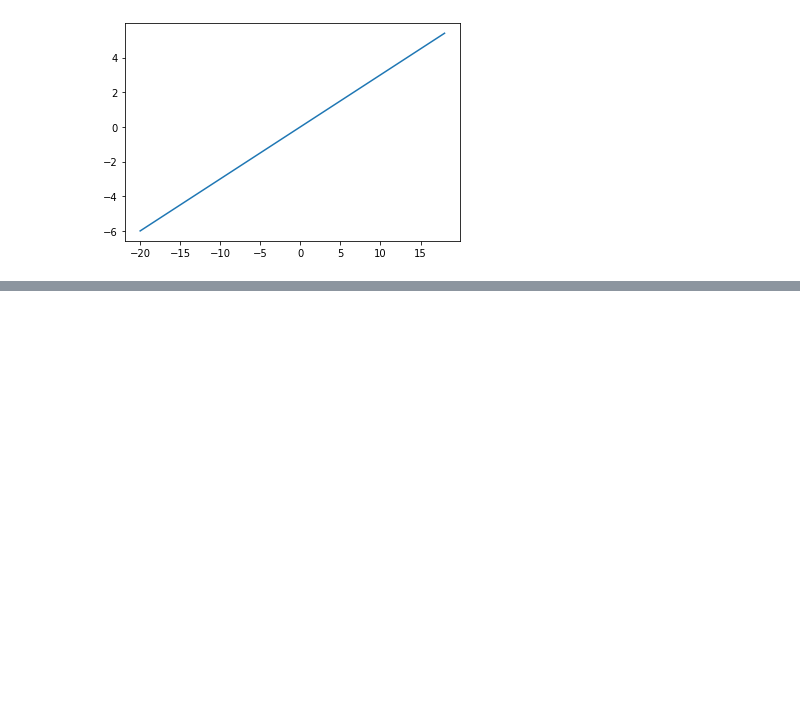
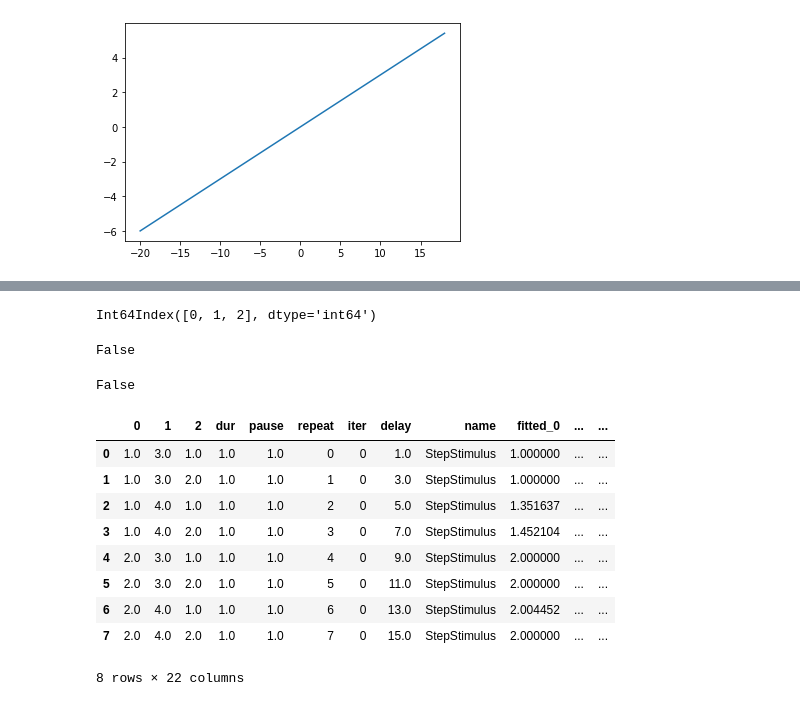
Before and after one commit to neuralsignal/dreye, a Jupyter notebook: messy_notebooks/rebase_Tests.ipynb, the cells around one changed output, grey strips where cells are left out. Drawn from its saved outputs; the diff is of its cells as text; code cells hidden in the pictures; blank space fills up the shorter version.

```diff
--- a/messy_notebooks/rebase_Tests.ipynb
+++ b/messy_notebooks/rebase_Tests.ipynb
@@ -910,0 +866,4 @@ a = A()
+# %%
+efit.photoreceptor_model_.names
+# %% [output]
+Int64Index([0, 1, 2], dtype='int64')
@@ -910,0 +882,21 @@ a = A()
+# %%
+step.StepStimulus._added_to_events
+# %% [output]
+False
+# %%
+st._added_to_events
+# %% [output]
+False
+# %%
+st.events
+# %% [output]
+|  | 0 | 1 | 2 | dur | pause | repeat | iter | delay | name | fitted_0 | ... | ... |
+| 0 | 1.0 | 3.0 | 1.0 | 1.0 | 1.0 | 0 | 0 | 1.0 | StepStimulus | 1.000000 | ... | ... |
+| 1 | 1.0 | 3.0 | 2.0 | 1.0 | 1.0 | 1 | 0 | 3.0 | StepStimulus | 1.000000 | ... | ... |
+| 2 | 1.0 | 4.0 | 1.0 | 1.0 | 1.0 | 2 | 0 | 5.0 | StepStimulus | 1.351637 | ... | ... |
+| 3 | 1.0 | 4.0 | 2.0 | 1.0 | 1.0 | 3 | 0 | 7.0 | StepStimulus | 1.452104 | ... | ... |
+| 4 | 2.0 | 3.0 | 1.0 | 1.0 | 1.0 | 4 | 0 | 9.0 | StepStimulus | 2.000000 | ... | ... |
+| 5 | 2.0 | 3.0 | 2.0 | 1.0 | 1.0 | 5 | 0 | 11.0 | StepStimulus | 2.000000 | ... | ... |
+| 6 | 2.0 | 4.0 | 1.0 | 1.0 | 1.0 | 6 | 0 | 13.0 | StepStimulus | 2.004452 | ... | ... |
+| 7 | 2.0 | 4.0 | 2.0 | 1.0 | 1.0 | 7 | 0 | 15.0 | StepStimulus | 2.000000 | ... | ... |
+8 rows × 22 columns
```
Also changed, not shown: parts of 22 cells of this notebook, 7 other files.
